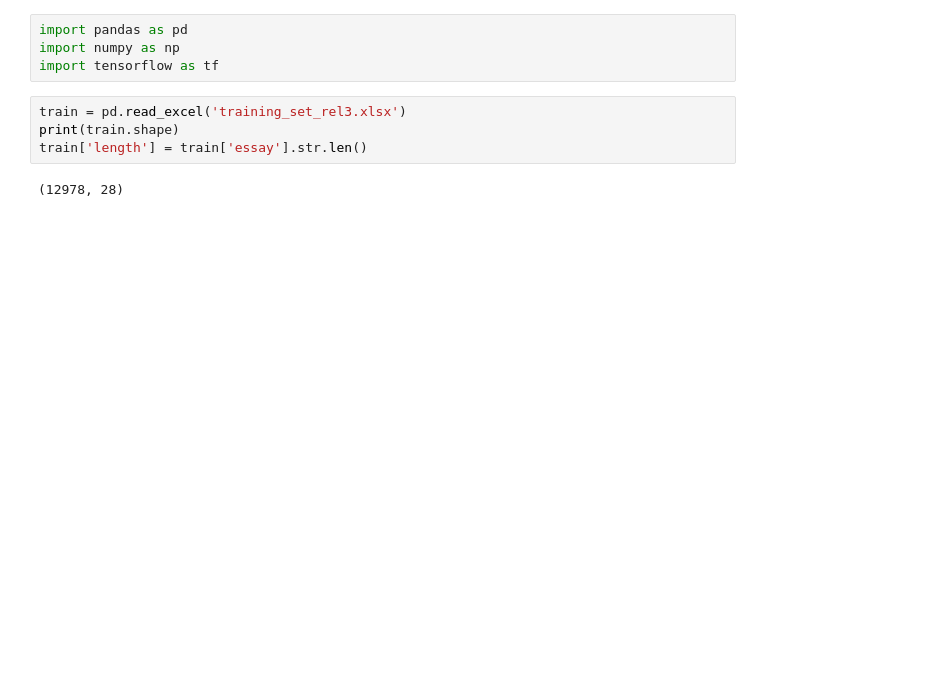
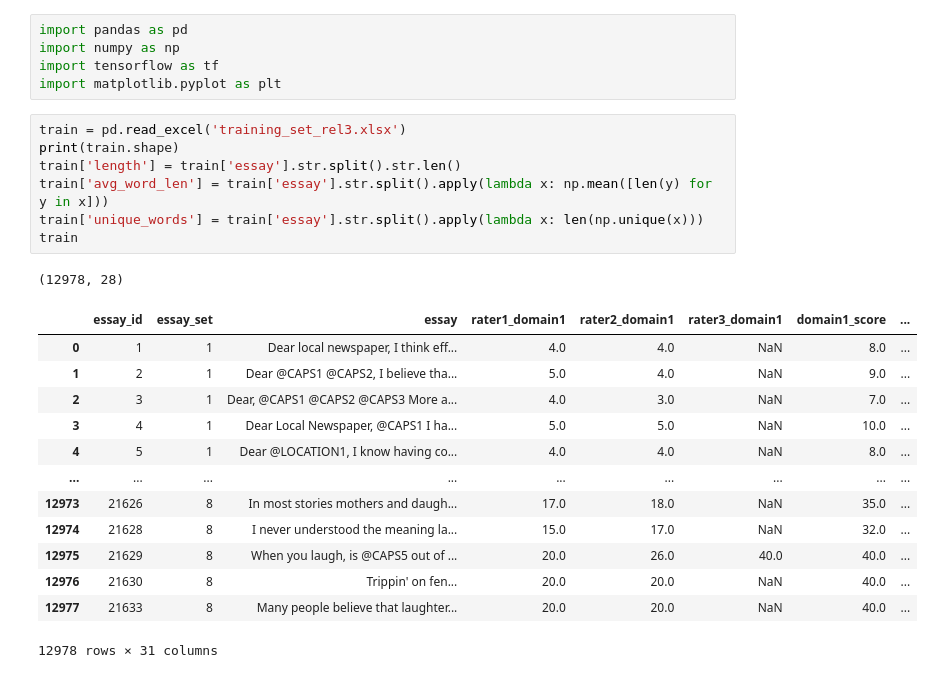
Before and after one commit to vishpillai123/w266_aes, a Jupyter notebook: vish.ipynb, the cells around one changed output. Cells and saved outputs as stored; diff of their text form; blank space fills up the shorter version.

Commit message:
created a few basic features that trend well with domain score

```diff
--- a/vish.ipynb
+++ b/vish.ipynb
@@ -2,9 +2,26 @@
 import pandas as pd
 import numpy as np
 import tensorflow as tf
+import matplotlib.pyplot as plt
 # %%
 train = pd.read_excel('training_set_rel3.xlsx')
 print(train.shape)
-train['length'] = train['essay'].str.len()
+train['length'] = train['essay'].str.split().str.len()
+train['avg_word_len'] = train['essay'].str.split().apply(lambda x: np.mean([len(y) for y in x]))
+train['unique_words'] = train['essay'].str.split().apply(lambda x: len(np.unique(x)))
+train
 # %% [output]
 (12978, 28)
+|  | essay_id | essay_set | essay | rater1_domain1 | rater2_domain1 | rater3_domain1 | domain1_score | ... |
+| 0 | 1 | 1 | Dear local newspaper, I think eff... | 4.0 | 4.0 | NaN | 8.0 | ... |
+| 1 | 2 | 1 | Dear @CAPS1 @CAPS2, I believe tha... | 5.0 | 4.0 | NaN | 9.0 | ... |
+| 2 | 3 | 1 | Dear, @CAPS1 @CAPS2 @CAPS3 More a... | 4.0 | 3.0 | NaN | 7.0 | ... |
+| 3 | 4 | 1 | Dear Local Newspaper, @CAPS1 I ha... | 5.0 | 5.0 | NaN | 10.0 | ... |
+| 4 | 5 | 1 | Dear @LOCATION1, I know having co... | 4.0 | 4.0 | NaN | 8.0 | ... |
+| ... | ... | ... | ... | ... | ... | ... | ... | ... |
+| 12973 | 21626 | 8 | In most stories mothers and daugh... | 17.0 | 18.0 | NaN | 35.0 | ... |
+| 12974 | 21628 | 8 | I never understood the meaning la... | 15.0 | 17.0 | NaN | 32.0 | ... |
+| 12975 | 21629 | 8 | When you laugh, is @CAPS5 out of ... | 20.0 | 26.0 | 40.0 | 40.0 | ... |
+| 12976 | 21630 | 8 | Trippin' on fen... | 20.0 | 20.0 | NaN | 40.0 | ... |
+| 12977 | 21633 | 8 | Many people believe that laughter... | 20.0 | 20.0 | NaN | 40.0 | ... |
+12978 rows × 31 columns
```
Also changed, not shown: parts of 5 cells of this notebook.
